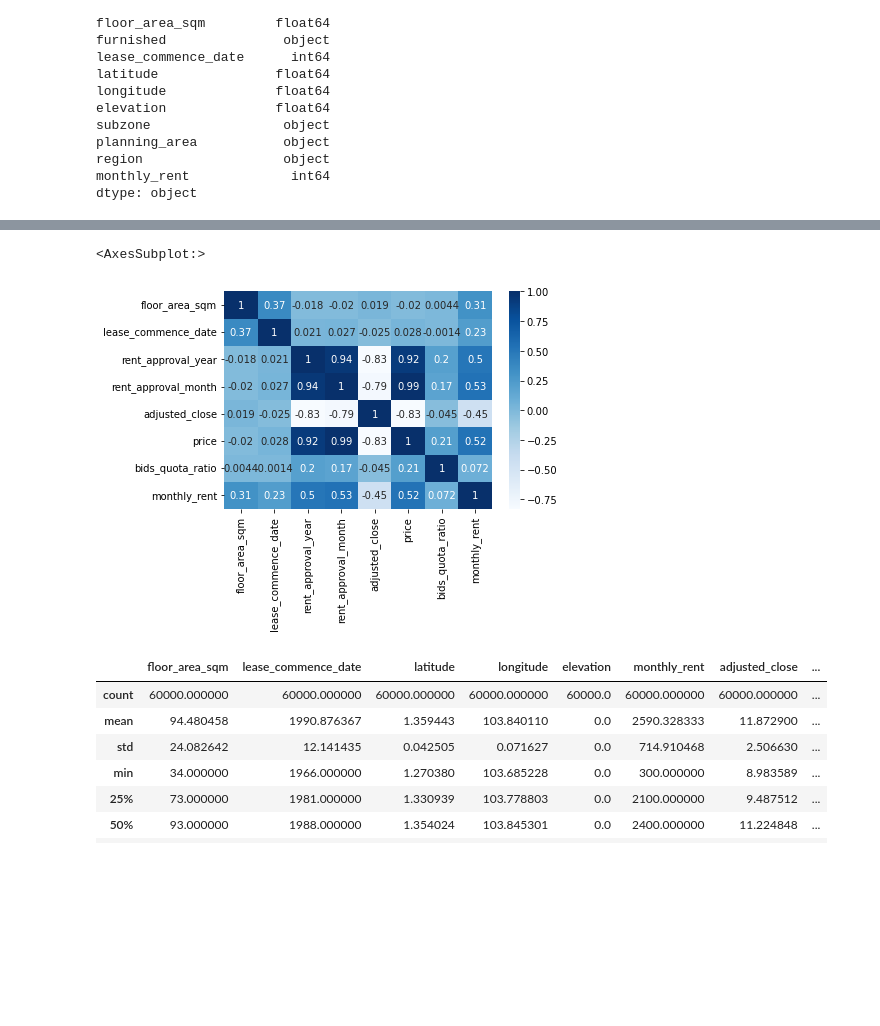
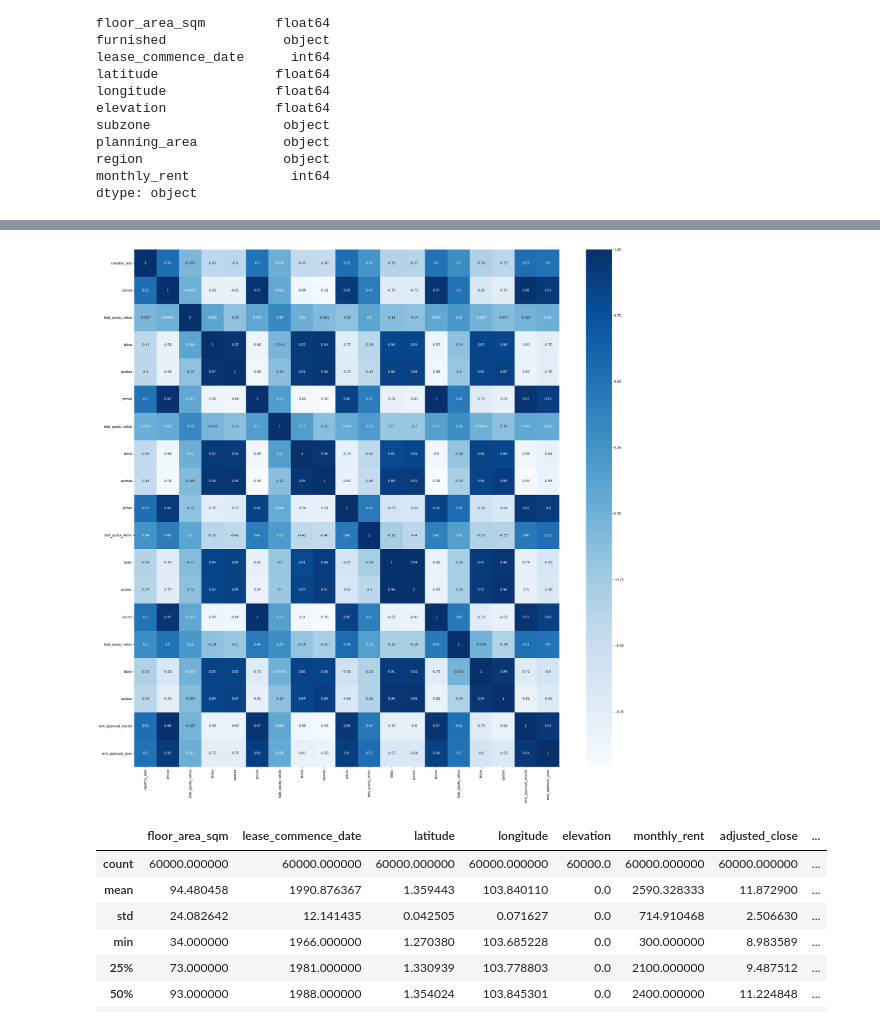
Before and after one commit to Concyclics/NUS-CS5228-project, a Jupyter notebook: final_project.ipynb, the cells around one changed output, grey strips where cells are left out. Cells and saved outputs as stored; diff of their text form; code cells hidden in the pictures; blank space fills up the shorter version.

```diff
--- a/final_project.ipynb
+++ b/final_project.ipynb
@@ -96,13 +96,36 @@ df_coe['month'] = df_coe['month'].apply(lambda x: month_to_numeric[x.lower()])
 df_coe['month'] = df_coe['month'].apply(lambda x: f'{x:02d}')
 
 df_coe['date'] = df_coe['year'].astype(str) + '-' + df_coe['month']
-avg_price_bids_quota = df_coe.groupby('date').agg({
-    'price': 'mean',
-    'bids': 'mean',
-    'quota': 'mean'
+
+df_coe['date_c'] = df_coe['date'].astype(str) + '-' + df_coe['category'].astype(str)
+
+avg_price_bids_quota = df_coe.groupby('date_c').agg({
+  'price': 'mean',
+  'bids': 'mean',
+  'quota': 'mean'
 }).reset_index()
 
+
+
+avg_price_bids_quota['date'] = avg_price_bids_quota['date_c'].str[:-2]  # Extract the date part
+avg_price_bids_quota['category'] = avg_price_bids_quota['date_c'].str[-1]
+
 avg_price_bids_quota['bids_quota_ratio'] = avg_price_bids_quota['bids'] / avg_price_bids_quota['quota']
-df_train = pd.merge(df_train, avg_price_bids_quota[['date', 'price', 'bids_quota_ratio']], left_on='rent_approval_date', right_on='date')
+
+avg_price_bids_quota.drop(columns=['date_c'], inplace=True)
+print(avg_price_bids_quota)
+for c in avg_price_bids_quota['category'].unique():
+    filtered_data = avg_price_bids_quota[avg_price_bids_quota['category'] == c]
+    original_column_names = filtered_data.columns.tolist()
+    new_column_names = ['price'+c, 'bids'+c, 'quota'+c, 'date'+c, 'c'+c, 'bids_quota_ratio'+c]
+    # print(new_column_names)
+    rename_dict = {original_column_names[i]: new_column_names[i] for i in range(len(original_column_names))}
+    filtered_data = filtered_data.rename(columns=rename_dict)
+    print(filtered_data)
+    filtered_data = filtered_data.reset_index()
+    df_train = pd.merge(df_train, filtered_data[['c'+c, 'bids'+c, 'quota'+c, 'date'+c, 'price'+c, 'bids_quota_ratio'+c]], left_on='rent_approval_date', right_on='date'+c)
+
+
+#df_train = pd.merge(df_train, avg_price_bids_quota[['date', 'price', 'category', 'bids_quota_ratio']], left_on='rent_approval_date', right_on='date')
 df_train.head()
 # %% [output]
@@ -139,10 +179,15 @@ df_train
 # %%
 #draw corr heatmap
-corr = df_train[['floor_area_sqm', 'lease_commence_date', 'rent_approval_year', 'rent_approval_month', 'adjusted_close', 'price', 'bids_quota_ratio', 'flat_model', 'monthly_rent']].corr()
+corr = df_train[['monthly_rent','pricea', 'bids_quota_ratioa', 'bidsa', 'quotaa', 'priceb', 'bids_quota_ratiob', 'bidsb', 'quotab','pricec', 'bids_quota_ratioc', 'bidsc', 'quotac','pricee', 'bids_quota_ratioe', 'bidse', 'quotae', 'rent_approval_month', 'rent_approval_year']].corr()#[['floor_area_sqm', 'lease_commence_date', 'rent_approval_year', 'rent_approval_month', 'adjusted_close', 'price', 'bids_quota_ratio', 'flat_model', 'monthly_rent']].corr()
 sns.heatmap(corr, annot=True, cmap='Blues')
+
+fig = plt.gcf()
+fig.set_size_inches(30, 30)  # 设置图的大小，单位为英寸
+
+# 显示图
+plt.show()
 # %% [output]
-<AxesSubplot:>
-[figure, old version]
+[figure, new version]
 # %%
 df_train.describe()
 # %% [output]
```
Also changed, not shown: parts of 2 cells of this notebook.
